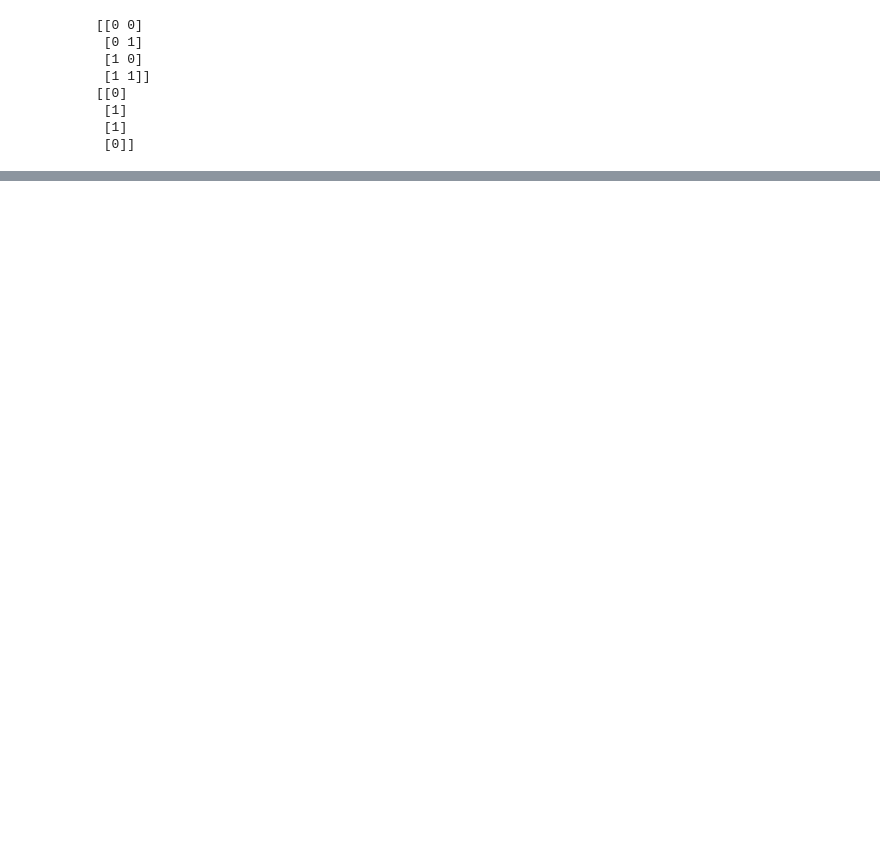
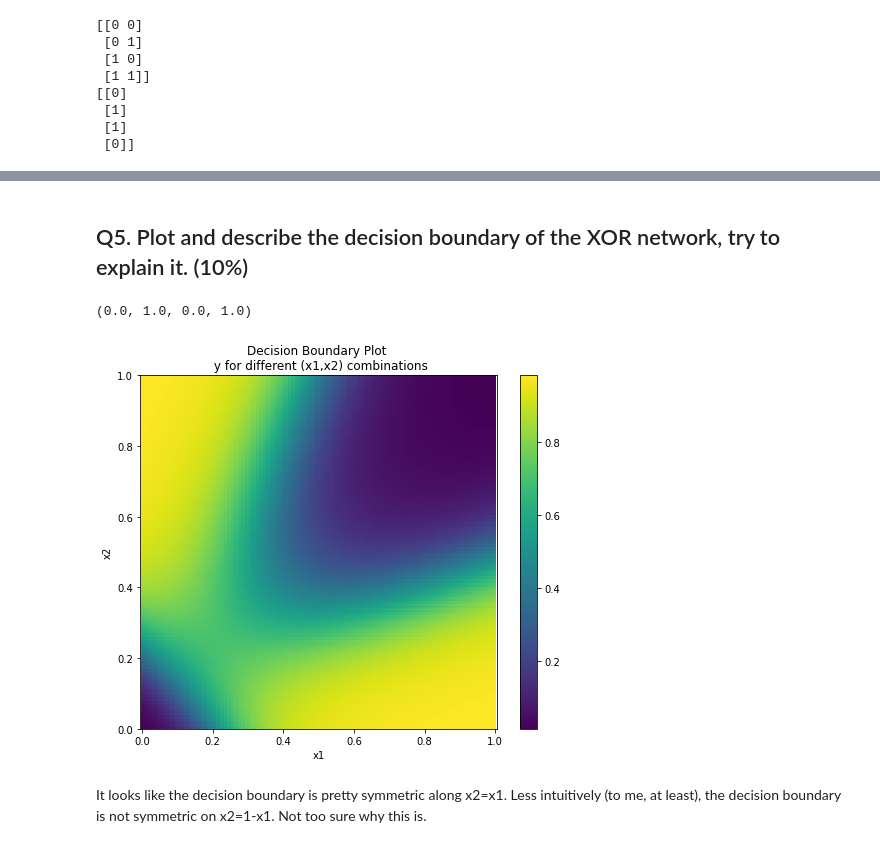
Before and after one commit to egagli/amath563, a Jupyter notebook: labs/1/Lab1.ipynb, the cells around one changed output, grey strips where cells are left out. Drawn from its saved outputs; the diff is of its cells as text; code cells hidden in the pictures; blank space fills up the shorter version.

```diff
--- a/labs/1/Lab1.ipynb
+++ b/labs/1/Lab1.ipynb
@@ -463,0 +461,26 @@ Text(0.5, 0.92, 'XOR Gate Neural Network Output')
+# %% [markdown]
+## Q5. Plot and describe the decision boundary of the XOR network, try to explain it. (10%)
+# %%
+# create test set
+x1_test = np.linspace(0,1,100)
+x2_test = np.linspace(0,1,100)
+x1,x2 = np.meshgrid(x1_test,x2_test)
+X_test = np.stack([x1.reshape(-1), x2.reshape(-1)]).T
+
+# multiply test data using trained weights of network
+z_test = s(np.dot(X_test,W1))
+y_test = s(np.dot(z_test,W2))
+# %%
+# plot decision boundary
+f,ax=plt.subplots(figsize=(8,6.5))
+color = ax.pcolormesh(x1_test,x2_test,y_test.reshape(100,100))
+f.colorbar(color)
+ax.set_xlabel('x1')
+ax.set_ylabel('x2')
+ax.set_title('Decision Boundary Plot \n y for different (x1,x2) combinations')
+ax.axis('equal')
+# %% [output]
+(0.0, 1.0, 0.0, 1.0)
+[figure, added]
+# %% [markdown]
+It looks like the decision boundary is pretty symmetric along x2=x1. Less intuitively (to me, at least), the decision boundary is not symmetric on x2=1-x1. Not too sure why this is.
```
Also changed, not shown: parts of 13 cells of this notebook.
